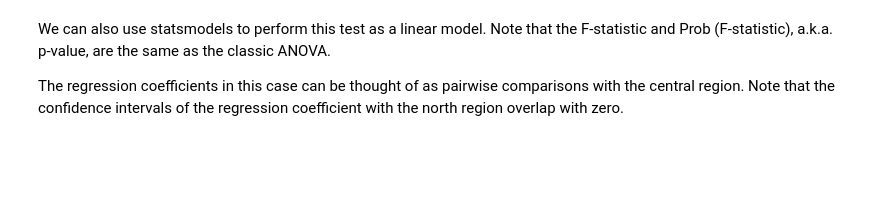
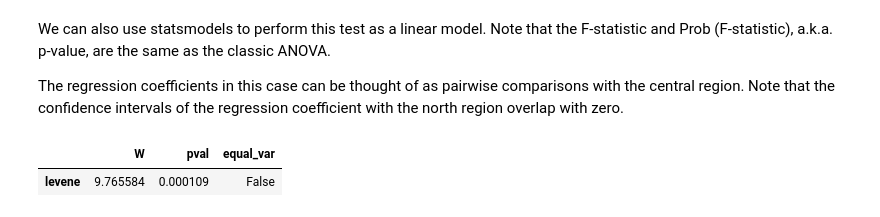
Before and after one commit to tompc35/data_marine_science, a Jupyter notebook: week06b_generalized_linear_model.ipynb, the cells around one changed output. Drawn from its saved outputs; the diff is of its cells as text; code cells hidden in the pictures; blank space fills up the shorter version.

```diff
--- a/week06b_generalized_linear_model.ipynb
+++ b/week06b_generalized_linear_model.ipynb
@@ -444,6 +444,11 @@ pg.pairwise_ttests(data=df07surf,dv='CTDTMP',between='region')
 We can also use statsmodels to perform this test as a linear model. Note that the F-statistic and Prob (F-statistic), a.k.a. p-value, are the same as the classic ANOVA.
 
 The regression coefficients in this case can be thought of as pairwise comparisons with the central region. Note that the confidence intervals of the regression coefficient with the north region overlap with zero.
+# %%
+pg.homoscedasticity(data=df07surf,dv='CTDTMP',group='region')
+# %% [output]
+|  | W | pval | equal_var |
+| levene | 9.765584 | 0.000109 | False |
 # %%
 res = smf.ols(formula="CTDTMP ~ region", data=df07surf).fit()
 res.summary()
```
Also changed, not shown: parts of 7 cells of this notebook, 7 other files.
